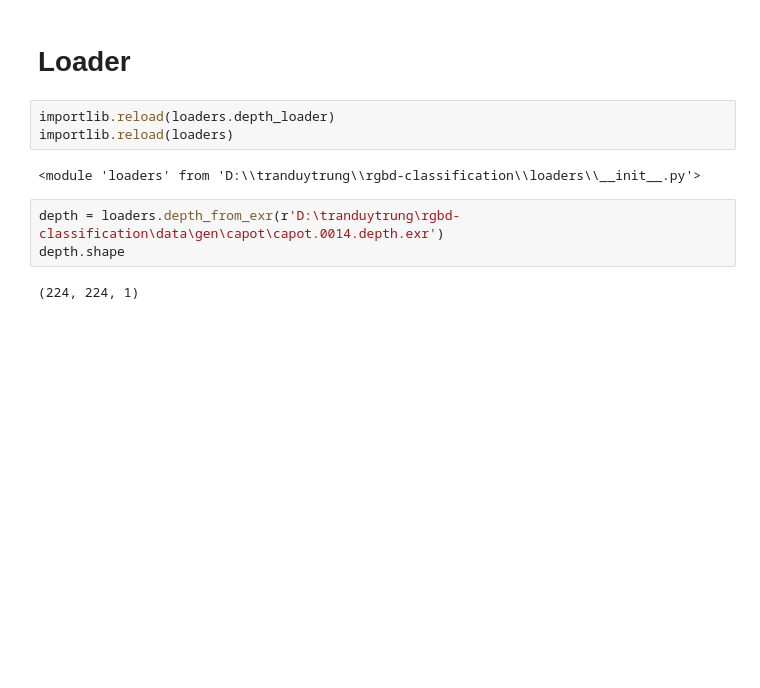
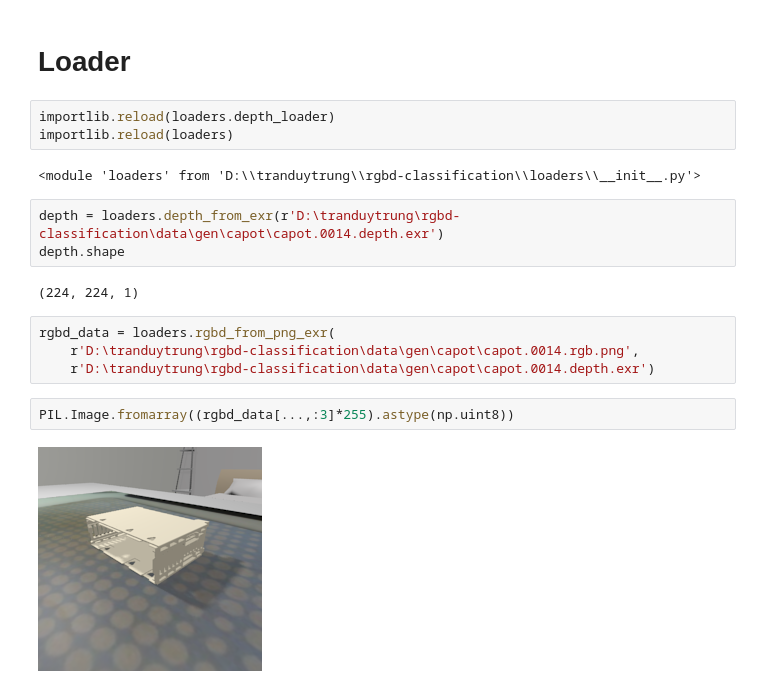
Before and after one commit to tranduytrung/rgbd-classification, a Jupyter notebook: mybook.ipynb, the cells around one changed output. Cells and saved outputs as stored; diff of their text form; blank space fills up the shorter version.

```diff
--- a/mybook.ipynb
+++ b/mybook.ipynb
@@ -78,3 +78,11 @@ depth = loaders.depth_from_exr(r'D:\tranduytrung\rgbd-classification\data\gen\ca
 depth.shape
 # %% [output]
 (224, 224, 1)
+# %%
+rgbd_data = loaders.rgbd_from_png_exr(
+    r'D:\tranduytrung\rgbd-classification\data\gen\capot\capot.0014.rgb.png',
+    r'D:\tranduytrung\rgbd-classification\data\gen\capot\capot.0014.depth.exr')
+# %%
+PIL.Image.fromarray((rgbd_data[...,:3]*255).astype(np.uint8))
+# %% [output]
+[figure, added]
```
Also changed, not shown: parts of 3 cells of this notebook, 21 other files.
